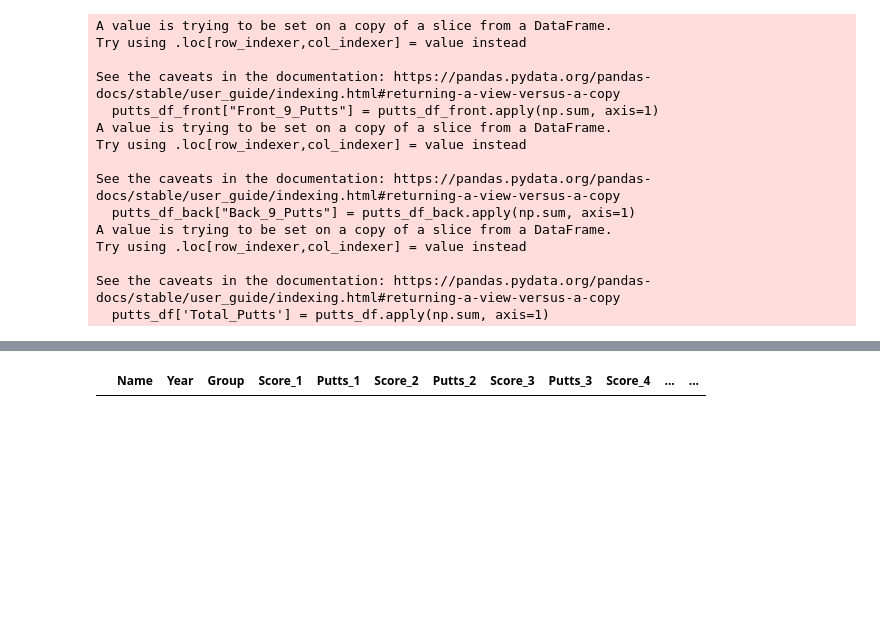
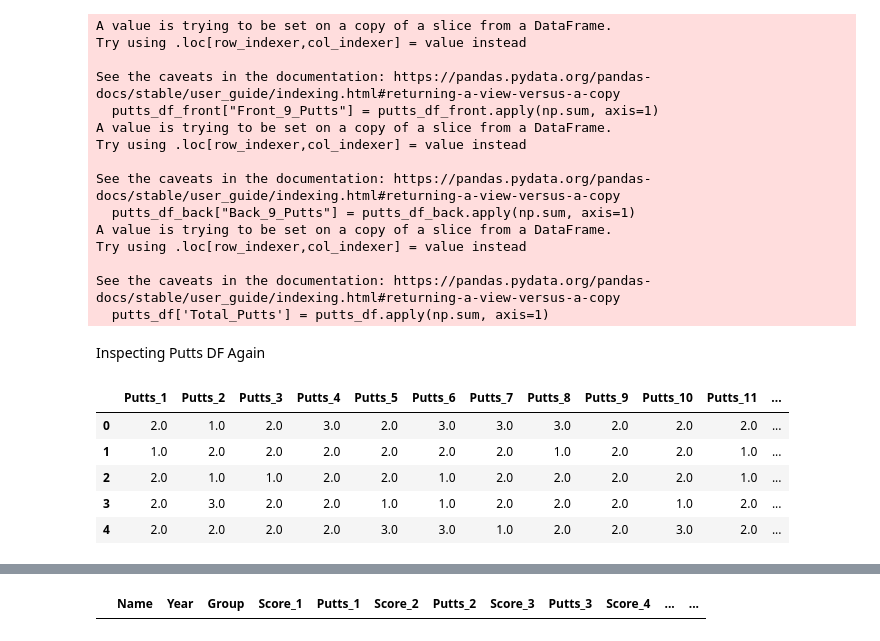
Before and after one commit to griffstone/griffstone, a Jupyter notebook: tpo-data.ipynb, the cells around one changed output, grey strips where cells are left out. Drawn from its saved outputs; the diff is of its cells as text; code cells hidden in the pictures; blank space fills up the shorter version.

```diff
--- a/tpo-data.ipynb
+++ b/tpo-data.ipynb
@@ -258,0 +305,11 @@ raw_tpo_df["Back_9_Putts"]=putts_df_back.apply(np.sum, axis=1)
+# %% [markdown]
+Inspecting Putts DF Again
+# %%
+putts_df.head()
+# %% [output]
+|  | Putts_1 | Putts_2 | Putts_3 | Putts_4 | Putts_5 | Putts_6 | Putts_7 | Putts_8 | Putts_9 | Putts_10 | Putts_11 | ... |
+| 0 | 2.0 | 1.0 | 2.0 | 3.0 | 2.0 | 3.0 | 3.0 | 3.0 | 2.0 | 2.0 | 2.0 | ... |
+| 1 | 1.0 | 2.0 | 2.0 | 2.0 | 2.0 | 2.0 | 2.0 | 1.0 | 2.0 | 2.0 | 1.0 | ... |
+| 2 | 2.0 | 1.0 | 1.0 | 2.0 | 2.0 | 1.0 | 2.0 | 2.0 | 2.0 | 2.0 | 1.0 | ... |
+| 3 | 2.0 | 3.0 | 2.0 | 2.0 | 1.0 | 1.0 | 2.0 | 2.0 | 2.0 | 1.0 | 2.0 | ... |
+| 4 | 2.0 | 2.0 | 2.0 | 2.0 | 3.0 | 3.0 | 1.0 | 2.0 | 2.0 | 3.0 | 2.0 | ... |
```
Also changed, not shown: parts of 100 cells of this notebook.
